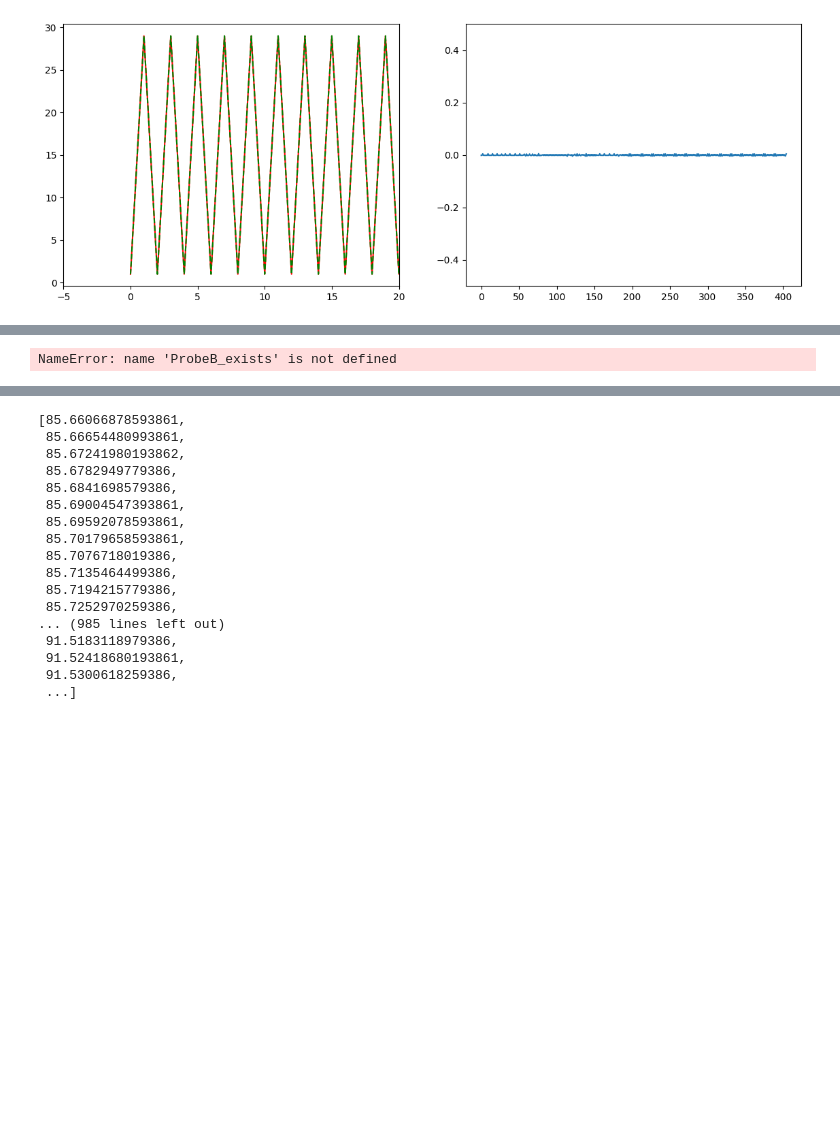
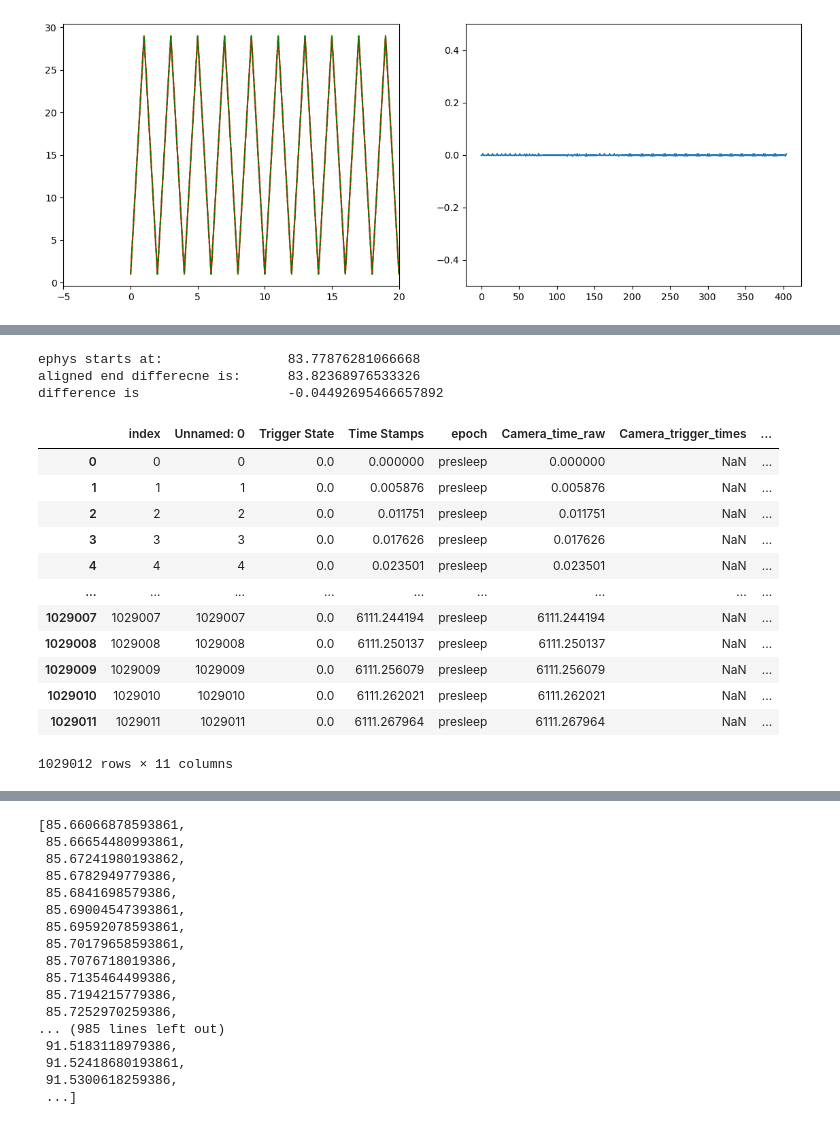
Before and after one commit to SainsburyWellcomeCentre/sequences_neuropixel_preprocess, a Jupyter notebook: 6_align_data.ipynb, the cells around one changed output, grey strips where cells are left out. Saved outputs shown, nothing was run; the diff lists cells and outputs as text; code cells hidden in the pictures; blank space fills up the shorter version.

```diff
--- a/6_align_data.ipynb
+++ b/6_align_data.ipynb
@@ -1473,25 +1477,42 @@ print('data Saved')
 # %% [markdown]
 # PRE/POSTSLEEP - load camera data
 # %%
-def align_camera_to_ephys_ts(camera_times_s,where_ttl_changes,cam_trigger_times,ephys_times_synced_A):
-    aligned_time = []
-    count = 0
+
+
+def align_camera_to_ephys_ts(camera_times_s, where_ttl_changes, cam_trigger_times, ephys_times_synced_A):
+    """
+    Aligns camera timestamps to electrophysiology (ephys) timestamps.
+
+    Args:
+        camera_times_s (list): Camera timestamps in seconds.
+        where_ttl_changes (list): Indices indicating where TTL changes occur.
+        cam_trigger_times (list): Trigger times for the camera.
+        ephys_times_synced_A (list): Synchronized ephys timestamps.
+
+    Returns:
+        list: Aligned ephys timestamps corresponding to the camera timestamps.
+    """
+    aligned_time = []  # List to store aligned timestamps
+    count = 0  # Counter for TTL changes
 
     for index in tqdm(range(len(camera_times_s))):
-        if count < len(where_ttl_changes): # no TTL at the end so just count forwards instead of backwards here
+        if count < len(where_ttl_changes):
             if index < where_ttl_changes[count]:
+                # Calculate the time difference
                 diff = cam_trigger_times[count] - camera_times_s[index]
-                aligned_time = aligned_time + [ephys_times_synced_A[count] - diff]
+                aligned_time.append(ephys_times_synced_A[count] - diff)
                 if diff < 0:
-                    print('error!')
+                    print('Error: Negative time difference encountered!')
             else:
-                aligned_time = aligned_time + [ephys_times_synced_A[count]]
-                count = count + 1
+                # Use the current ephys time when index exceeds TTL change boundary
+                aligned_time.append(ephys_times_synced_A[count])
+                count += 1
         else:
-            diff = camera_times_s[index] - cam_trigger_times[count-1] # time minus last trigger time
-            aligned_time = aligned_time + [ephys_times_synced_A[count-1] + diff] ## add the difference to the last ephys trigger
+            # Handle timestamps beyond the last TTL change
+            diff = camera_times_s[index] - cam_trigger_times[count - 1]
+            aligned_time.append(ephys_times_synced_A[count - 1] + diff)
             if diff < 0:
-                print('error!')
+                print('Error: Negative time difference encountered!')
 
     return aligned_time
 # %% [markdown]
@@ -1615,7 +1634,25 @@ presleep_cam_ts['Camera_time_Ephys_Aligned'] = aligned_time_A
 if ProbeB_exists:
     presleep_cam_ts['Camera_time_Ephys_Aligned_probeB'] = aligned_time_B
 # %% [output]
-NameError: name 'ProbeB_exists' is not defined
+ephys starts at:                83.77876281066668
+aligned end differecne is:      83.82368976533326
+difference is                   -0.04492695466657892
+# %%
+presleep_cam_ts
+# %% [output]
+|  | index | Unnamed: 0 | Trigger State | Time Stamps | epoch | Camera_time_raw | Camera_trigger_times | ... |
+| 0 | 0 | 0 | 0.0 | 0.000000 | presleep | 0.000000 | NaN | ... |
+| 1 | 1 | 1 | 0.0 | 0.005876 | presleep | 0.005876 | NaN | ... |
+| 2 | 2 | 2 | 0.0 | 0.011751 | presleep | 0.011751 | NaN | ... |
+| 3 | 3 | 3 | 0.0 | 0.017626 | presleep | 0.017626 | NaN | ... |
+| 4 | 4 | 4 | 0.0 | 0.023501 | presleep | 0.023501 | NaN | ... |
+| ... | ... | ... | ... | ... | ... | ... | ... | ... |
+| 1029007 | 1029007 | 1029007 | 0.0 | 6111.244194 | presleep | 6111.244194 | NaN | ... |
+| 1029008 | 1029008 | 1029008 | 0.0 | 6111.250137 | presleep | 6111.250137 | NaN | ... |
+| 1029009 | 1029009 | 1029009 | 0.0 | 6111.256079 | presleep | 6111.256079 | NaN | ... |
+| 1029010 | 1029010 | 1029010 | 0.0 | 6111.262021 | presleep | 6111.262021 | NaN | ... |
+| 1029011 | 1029011 | 1029011 | 0.0 | 6111.267964 | presleep | 6111.267964 | NaN | ... |
+1029012 rows × 11 columns
 # %%
 print('start end diffs')
 print('for ephys ts:      '+ str((fixed_Trial_start_camera_ts)[-1] - (fixed_Trial_start_camera_ts)[0]))
```
Also changed, not shown: parts of 5 cells of this notebook.
